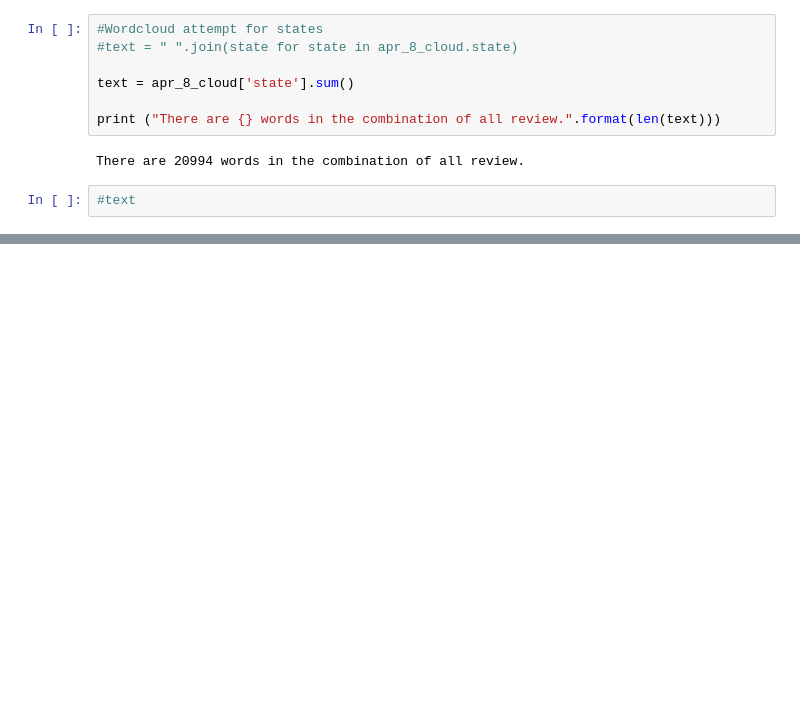
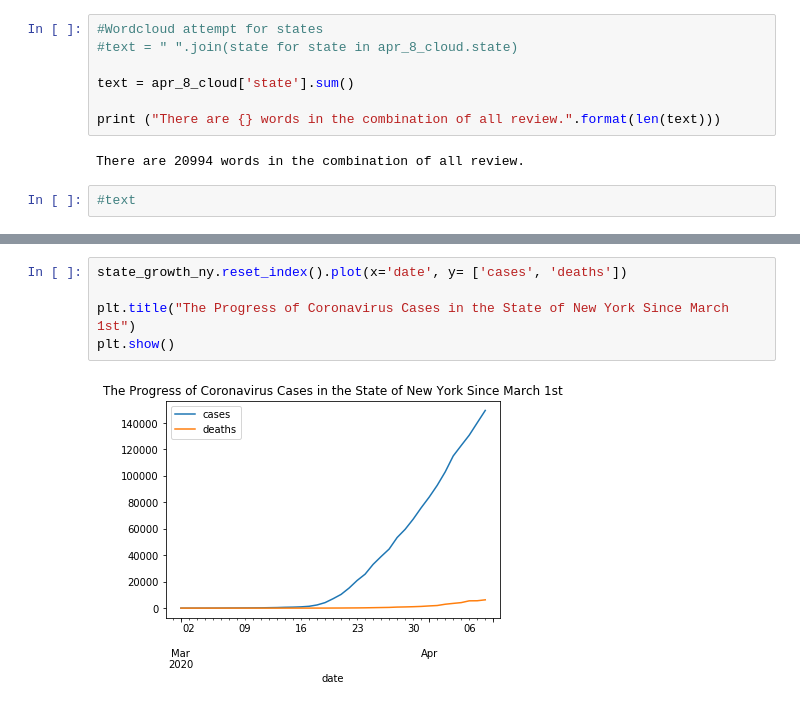
Before and after one commit to irwinmier96/Extra_Side_Projects, a Jupyter notebook: Coronavirus Cases by U.S County 2020/covid_states.ipynb, the cells around one changed output, grey strips where cells are left out. Saved outputs shown, nothing was run; the diff lists cells and outputs as text; blank space fills up the shorter version.

```diff
--- a/Coronavirus Cases by U.S County 2020/covid_states.ipynb
+++ b/Coronavirus Cases by U.S County 2020/covid_states.ipynb
@@ -225 +232,8 @@ state_growth
+# %%
+state_growth_ny.reset_index().plot(x='date', y= ['cases', 'deaths'])
+
+plt.title("The Progress of Coronavirus Cases in the State of New York Since March 1st")
+plt.show()
+# %% [output]
+[figure, added]
 # %%
```
Also changed, not shown: parts of 7 cells of this notebook, 11 other files.
